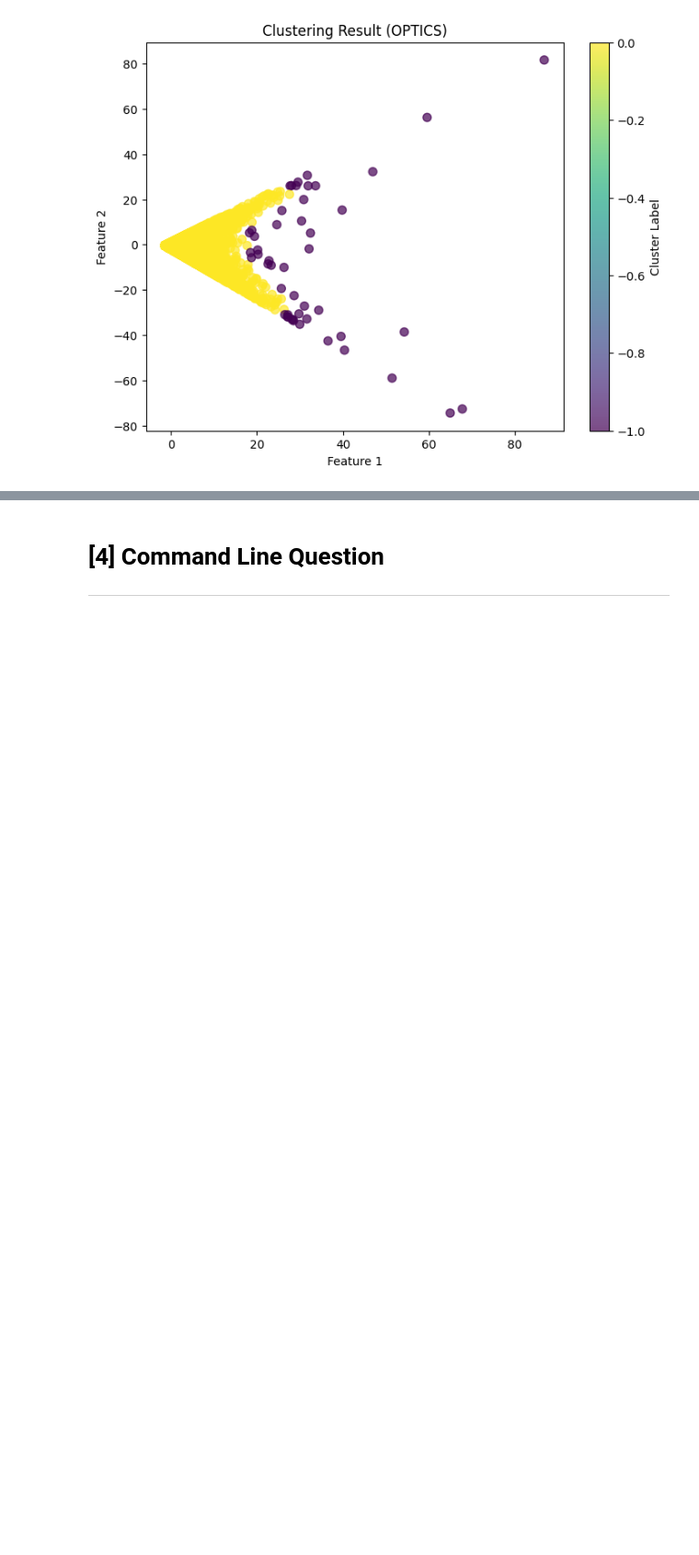
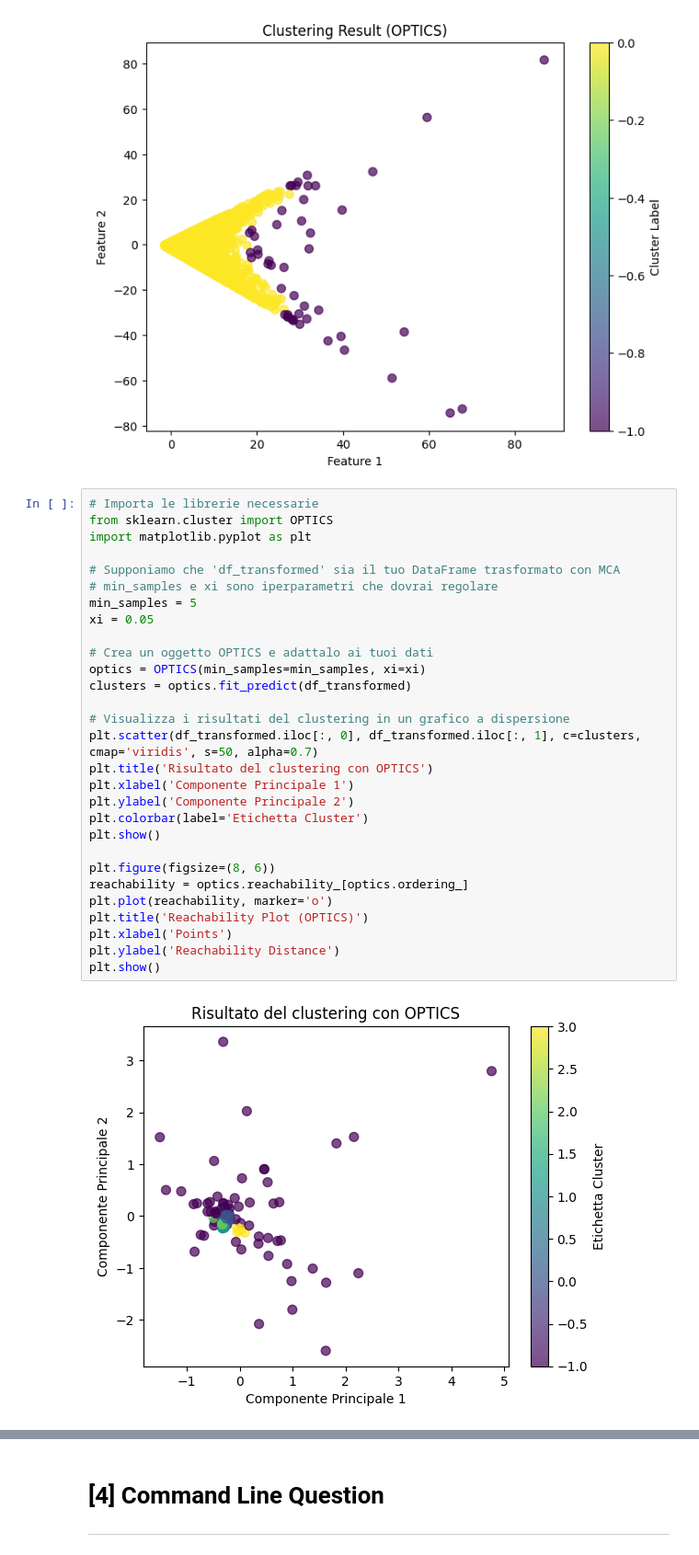
Before and after one commit to Ykanj/ADM-HW-4, a Jupyter notebook: main.ipynb, the cells around one changed output, grey strips where cells are left out. Shown at 92% size. Saved outputs shown, nothing was run; the diff lists cells and outputs as text; blank space fills up the shorter version.

```diff
--- a/main.ipynb
+++ b/main.ipynb
@@ -1106,3 +1256,34 @@ plt.show()
 # %% [output]
 [figure]
 [figure]
+# %%
+# Importa le librerie necessarie
+from sklearn.cluster import OPTICS
+import matplotlib.pyplot as plt
+
+# Supponiamo che 'df_transformed' sia il tuo DataFrame trasformato con MCA
+# min_samples e xi sono iperparametri che dovrai regolare
+min_samples = 5
+xi = 0.05
+
+# Crea un oggetto OPTICS e adattalo ai tuoi dati
+optics = OPTICS(min_samples=min_samples, xi=xi)
+clusters = optics.fit_predict(df_transformed)
+
+# Visualizza i risultati del clustering in un grafico a dispersione
+plt.scatter(df_transformed.iloc[:, 0], df_transformed.iloc[:, 1], c=clusters, cmap='viridis', s=50, alpha=0.7)
+plt.title('Risultato del clustering con OPTICS')
+plt.xlabel('Componente Principale 1')
+plt.ylabel('Componente Principale 2')
+plt.colorbar(label='Etichetta Cluster')
+plt.show()
+
+plt.figure(figsize=(8, 6))
+reachability = optics.reachability_[optics.ordering_]
+plt.plot(reachability, marker='o')
+plt.title('Reachability Plot (OPTICS)')
+plt.xlabel('Points')
+plt.ylabel('Reachability Distance')
+plt.show()
+# %% [output]
+[figure, added]
```
Also changed, not shown: parts of 6 cells of this notebook.
